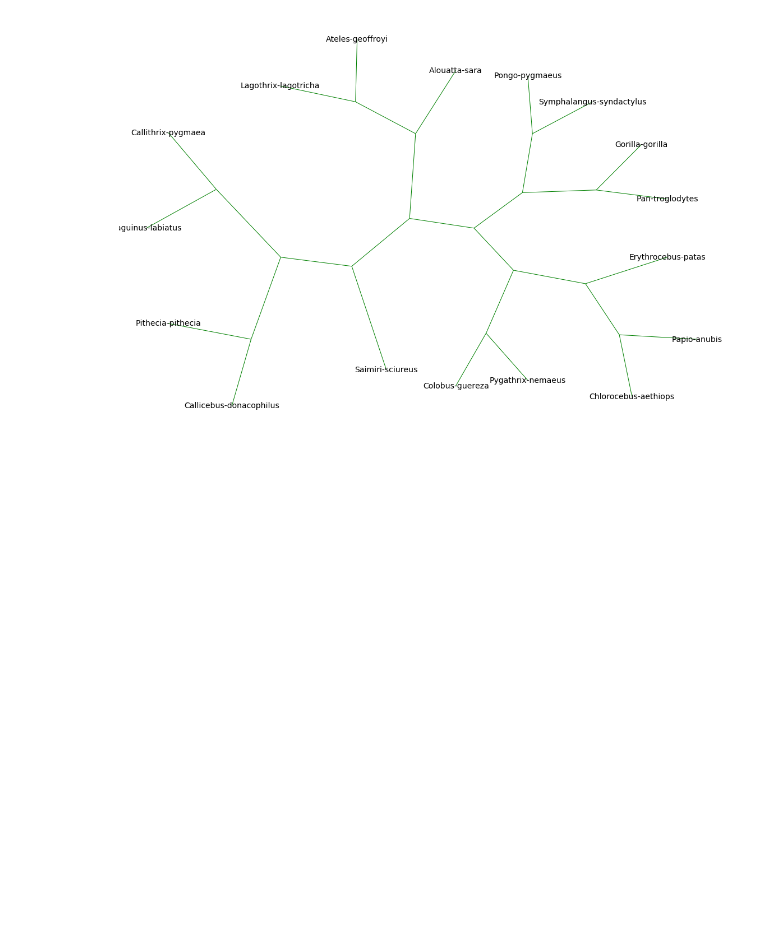
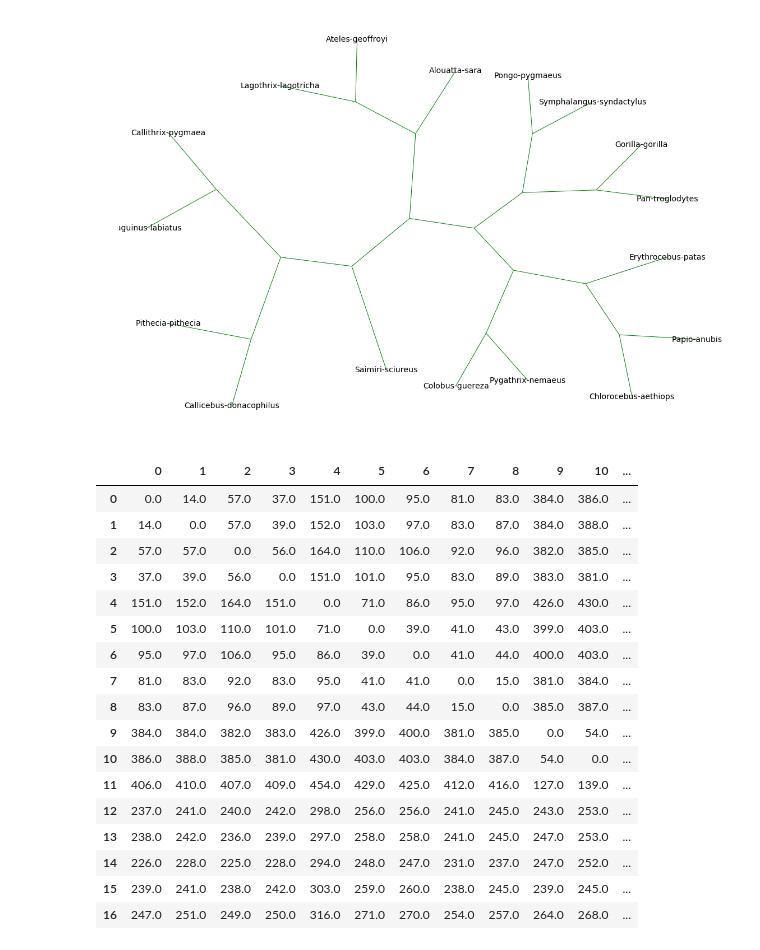
Before and after one commit to viniciusd-avila/phylogenetic-analysis, a Jupyter notebook: PhylogeneticTree.ipynb, the cells around one changed output. Drawn from its saved outputs; the diff is of its cells as text; code cells hidden in the pictures; blank space fills up the shorter version.

```diff
--- a/PhylogeneticTree.ipynb
+++ b/PhylogeneticTree.ipynb
@@ -97,4 +98,27 @@ for i in range(17):
         if np.isnan(dist_matrix[i,j]):
             dist_matrix[i,j] = bioinfo.lavenshtein_dist(str(align[i].seq),str(align[j].seq))
             dist_matrix[j,i] = dist_matrix[i,j]
+# %%
+laven = pd.read_csv('lavenshtein_distance.csv').drop('Unnamed: 0',1)
+# %%
+laven
+# %% [output]
+|  | 0 | 1 | 2 | 3 | 4 | 5 | 6 | 7 | 8 | 9 | 10 | ... |
+| 0 | 0.0 | 14.0 | 57.0 | 37.0 | 151.0 | 100.0 | 95.0 | 81.0 | 83.0 | 384.0 | 386.0 | ... |
+| 1 | 14.0 | 0.0 | 57.0 | 39.0 | 152.0 | 103.0 | 97.0 | 83.0 | 87.0 | 384.0 | 388.0 | ... |
+| 2 | 57.0 | 57.0 | 0.0 | 56.0 | 164.0 | 110.0 | 106.0 | 92.0 | 96.0 | 382.0 | 385.0 | ... |
+| 3 | 37.0 | 39.0 | 56.0 | 0.0 | 151.0 | 101.0 | 95.0 | 83.0 | 89.0 | 383.0 | 381.0 | ... |
+| 4 | 151.0 | 152.0 | 164.0 | 151.0 | 0.0 | 71.0 | 86.0 | 95.0 | 97.0 | 426.0 | 430.0 | ... |
+| 5 | 100.0 | 103.0 | 110.0 | 101.0 | 71.0 | 0.0 | 39.0 | 41.0 | 43.0 | 399.0 | 403.0 | ... |
+| 6 | 95.0 | 97.0 | 106.0 | 95.0 | 86.0 | 39.0 | 0.0 | 41.0 | 44.0 | 400.0 | 403.0 | ... |
+| 7 | 81.0 | 83.0 | 92.0 | 83.0 | 95.0 | 41.0 | 41.0 | 0.0 | 15.0 | 381.0 | 384.0 | ... |
+| 8 | 83.0 | 87.0 | 96.0 | 89.0 | 97.0 | 43.0 | 44.0 | 15.0 | 0.0 | 385.0 | 387.0 | ... |
+| 9 | 384.0 | 384.0 | 382.0 | 383.0 | 426.0 | 399.0 | 400.0 | 381.0 | 385.0 | 0.0 | 54.0 | ... |
+| 10 | 386.0 | 388.0 | 385.0 | 381.0 | 430.0 | 403.0 | 403.0 | 384.0 | 387.0 | 54.0 | 0.0 | ... |
+| 11 | 406.0 | 410.0 | 407.0 | 409.0 | 454.0 | 429.0 | 425.0 | 412.0 | 416.0 | 127.0 | 139.0 | ... |
+| 12 | 237.0 | 241.0 | 240.0 | 242.0 | 298.0 | 256.0 | 256.0 | 241.0 | 245.0 | 243.0 | 253.0 | ... |
+| 13 | 238.0 | 242.0 | 236.0 | 239.0 | 297.0 | 258.0 | 258.0 | 241.0 | 245.0 | 247.0 | 253.0 | ... |
+| 14 | 226.0 | 228.0 | 225.0 | 228.0 | 294.0 | 248.0 | 247.0 | 231.0 | 237.0 | 247.0 | 252.0 | ... |
+| 15 | 239.0 | 241.0 | 238.0 | 242.0 | 303.0 | 259.0 | 260.0 | 238.0 | 245.0 | 239.0 | 245.0 | ... |
+| 16 | 247.0 | 251.0 | 249.0 | 250.0 | 316.0 | 271.0 | 270.0 | 254.0 | 257.0 | 264.0 | 268.0 | ... |
 # %%
```
Also changed, not shown: parts of 10 cells of this notebook, 1 other file.
